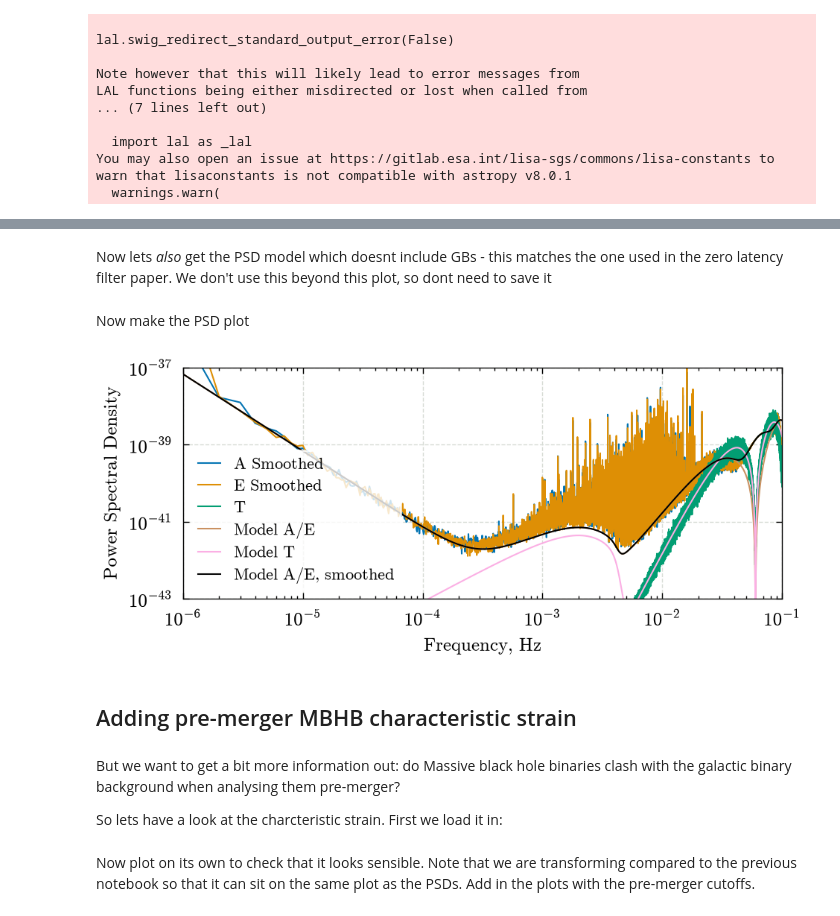
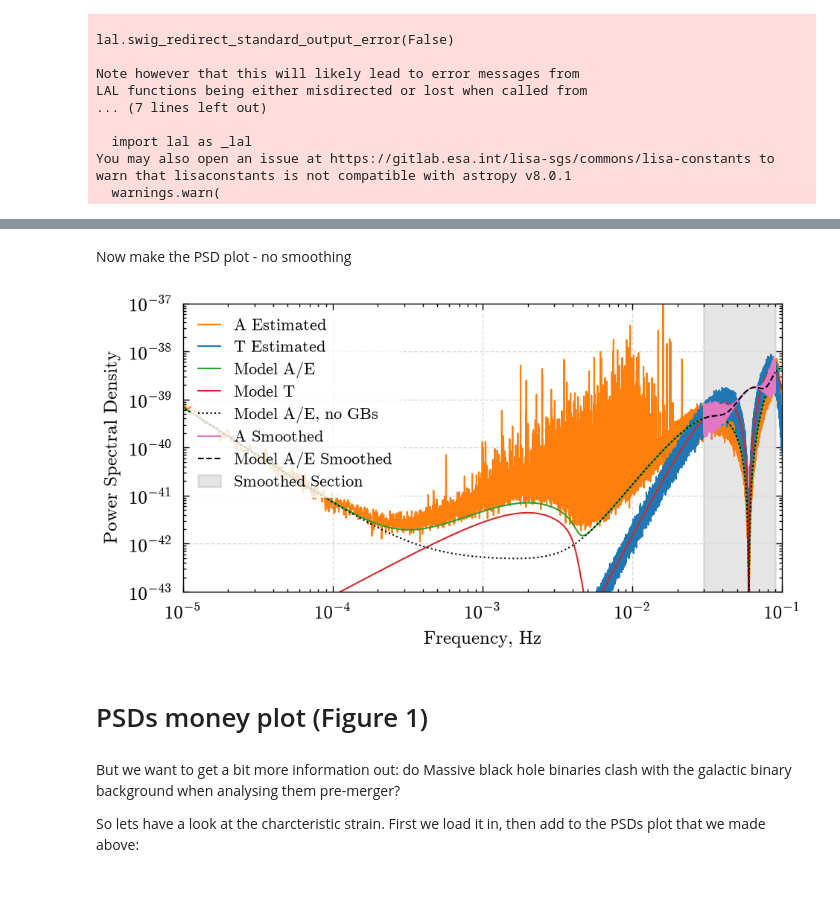
Before and after one commit to icg-gravwaves/lisa_premerger_sangria, a Jupyter notebook: estimate_psds/plot_psds.ipynb, the cells around one changed output, grey strips where cells are left out. Cells and saved outputs as stored; diff of their text form; code cells hidden in the pictures; blank space fills up the shorter version.

```diff
--- a/estimate_psds/plot_psds.ipynb
+++ b/estimate_psds/plot_psds.ipynb
@@ -59,16 +59,23 @@ segment_duration = 1576800
 # %%
 # Load in PSD files
-flen = 2**17
-delta_f = 1e-6
+duration = 365 * 86400
+delta_t = 5
+flen = int(duration / delta_t) // 2 + 1
+delta_f = 1 / duration
 
+estimated_format = '{channel}_sangria_hm_PSD.txt'
 A_estimate = load_psd(estimated_format.format(channel='A'), flen=flen, delta_f=delta_f)
-E_estimate = load_psd(estimated_format.format(channel='E'), flen=flen, delta_f=delta_f)
 T_estimate = load_psd(estimated_format.format(channel='T'), flen=flen, delta_f=delta_f)
 
+smoothed_estimated_format = '{channel}_sangria_hm_SMOOTHED_PSD.txt'
 A_smoothed = load_psd(smoothed_estimated_format.format(channel='A'), flen=flen, delta_f=delta_f)
-E_smoothed = load_psd(smoothed_estimated_format.format(channel='E'), flen=flen, delta_f=delta_f)
+# The noise-only residual PSDs (data with every signal type removed).
+residual_A_psd = load_psd('residual_A_sangria_hm_PSD.txt', flen=flen, delta_f=delta_f)
+residual_E_psd = load_psd('residual_E_sangria_hm_PSD.txt', flen=flen, delta_f=delta_f)
 
 AE_model = load_psd('model_AE_PSD.txt', flen=flen, delta_f=delta_f)
 T_model = load_psd('model_T_PSD.txt', flen=flen, delta_f=delta_f)
 
+AE_model_nogb = load_psd('model_AE_NOGB_PSD.txt', flen=flen, delta_f=delta_f)
+
 AE_model_smoothed = load_psd('model_AE_SMOOTHED_PSD.txt', flen=flen, delta_f=delta_f)
@@ -84,2 +81,0 @@ ValueError: Invalid data in model_AE_SMOOTHED_PSD.txt
-# %% [markdown]
-Now lets _also_ get the PSD model which doesnt include GBs - this matches the one used in the zero latency filter paper. We don't use this beyond this plot, so dont need to save it
@@ -92,2 +82,2 @@ t_nogb = nm_nogb.psd(option="T")
 # %% [markdown]
-Now make the PSD plot
+Now make the PSD plot - no smoothing
@@ -94,30 +131,20 @@ Now make the PSD plot
 # %%
-cycle = plt.rcParams['axes.prop_cycle'].by_key()['color']
+width = plt.rcParams["figure.figsize"][0] * 1.5
+height = plt.rcParams["figure.figsize"][1] * 1.25
+fig, ax = plt.subplots(1, figsize=(width, height))
 
-width = plt.rcParams["figure.figsize"][0] * 1.5
-height = plt.rcParams["figure.figsize"][1]
-fig, ax = plt.subplots(1, figsize=(width, height))
-for fs, vals, c, label in [
-    (A_smoothed.sample_frequencies, abs(A_smoothed), cycle[0], 'A Smoothed'),
-    (E_smoothed.sample_frequencies, abs(E_smoothed), cycle[1], 'E Smoothed'),
-    (T_estimate.sample_frequencies, abs(T_estimate), cycle[2], 'T'),
-    (AE_model.sample_frequencies, abs(AE_model), cycle[5], 'Model A/E'),
-    (T_model.sample_frequencies, abs(T_model), cycle[6], 'Model T'),
-    (AE_model_smoothed.sample_frequencies, abs(AE_model_smoothed), 'k', 'Model A/E, smoothed'),
-]:
-    ax.loglog(fs, vals, c=c, label=label)
+leg1 = plot_psd_lines(ax)
 
 ax.set_ylabel("Power Spectral Density")
 ax.set_xlabel("Frequency, Hz")
-leg1 = ax.legend(loc='lower left')
 ax.set_ylim([1e-43, 1e-37])
-ax.set_xlim([1e-6, 1e-1])
+ax.set_xlim([1e-5, 1e-1])
 ax.grid(zorder=-100)
 # %% [output]
-[figure, old version]
+[figure, new version]
-# %% [markdown]
-## Adding pre-merger MBHB characteristic strain
+# %% [markdown]
+# PSDs money plot (Figure 1)
 # %% [markdown]
 But we want to get a bit more information out: do Massive black hole binaries clash with the galactic binary background when analysing them pre-merger?
 
-So lets have a look at the charcteristic strain. First we load it in:
+So lets have a look at the charcteristic strain. First we load it in, then add to the PSDs plot that we made above:
@@ -143,2 +150,0 @@ time_before_colors[0] = 'k'
-# %% [markdown]
-Now plot on its own to check that it looks sensible. Note that we are transforming compared to the previous notebook so that it can sit on the same plot as the PSDs. Add in the plots with the pre-merger cutoffs.
```
Also changed, not shown: parts of 17 cells of this notebook, 17 other files.
